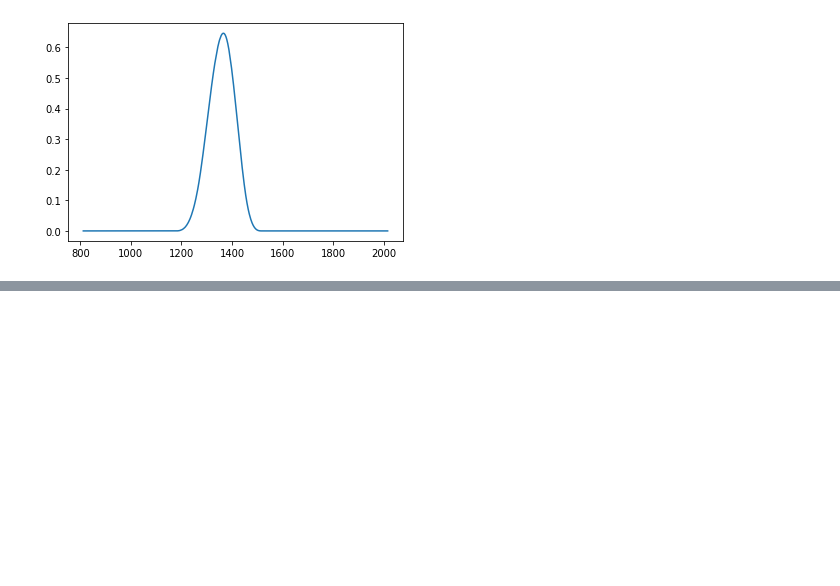
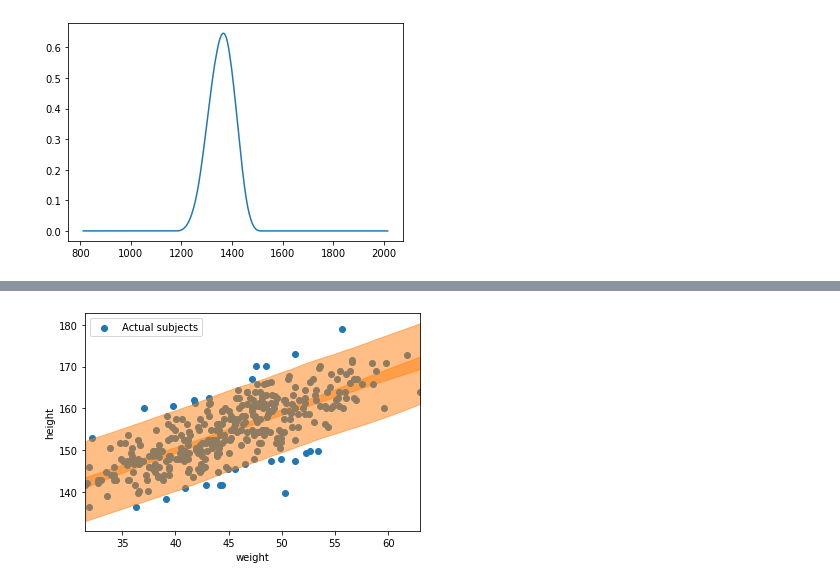
Before and after one commit to ciguaran/statistical_rethinking, a Jupyter notebook: Chapter 4.ipynb, the cells around one changed output, grey strips where cells are left out. Cells and saved outputs as stored; diff of their text form; code cells hidden in the pictures; blank space fills up the shorter version.

```diff
--- a/Chapter 4.ipynb
+++ b/Chapter 4.ipynb
@@ -505,0 +572,3 @@ plt.plot(cb.year, (B[:, 5]))
+# %%
+plot_diagnosis(adults, model_with_centering, trace_centering)
+# %% [output]
@@ -505,0 +576 @@ plt.plot(cb.year, (B[:, 5]))
+[figure, added]
```
Also changed, not shown: parts of 56 cells of this notebook, 1 other file.
